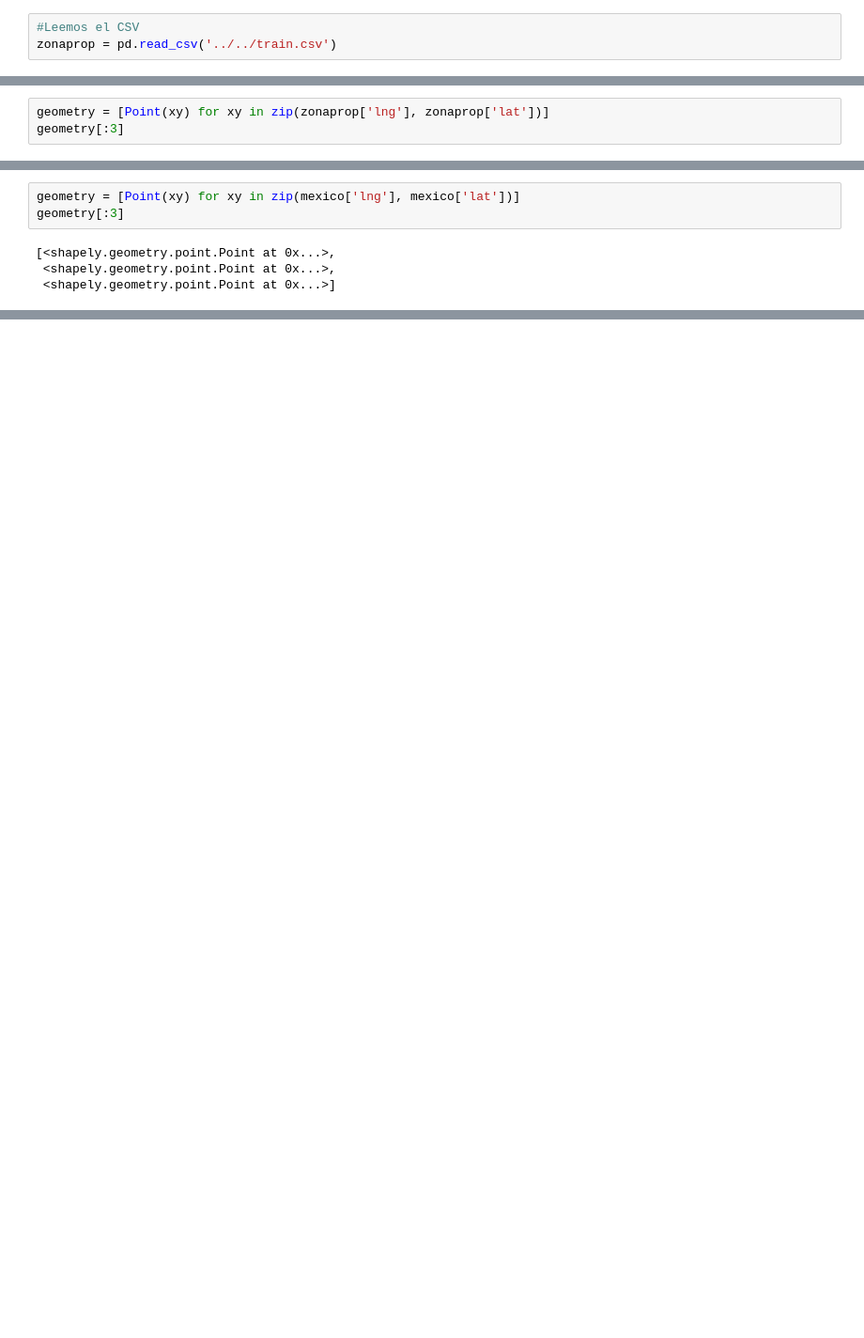
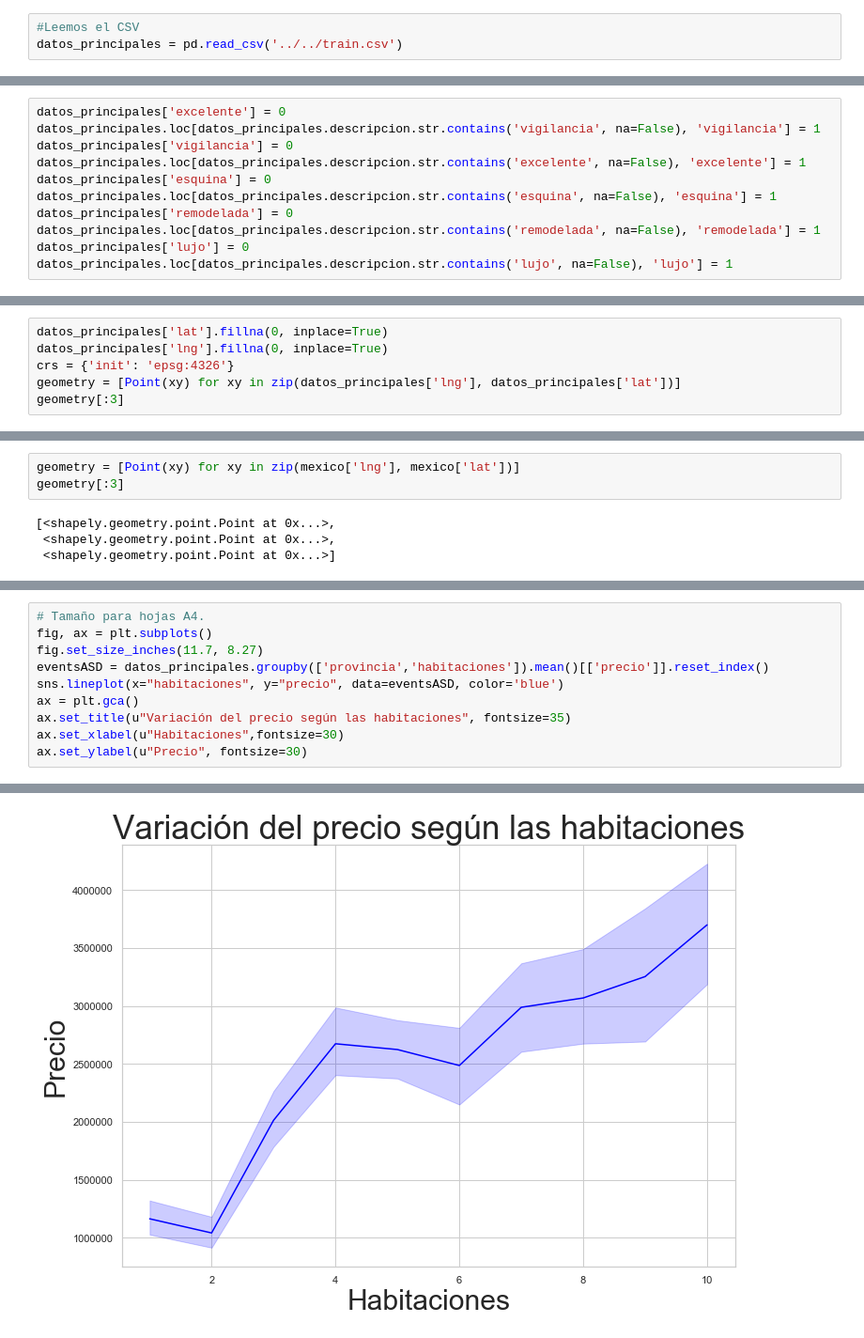
Before and after one commit to patopizzini/Organizacion_Datos_2C2019, a Jupyter notebook: TP1/TP1 Andres.ipynb, the cells around one changed output, grey strips where cells are left out. Shown: that part at 94% size. Cells and saved outputs as stored; diff of their text form; blank space fills up the shorter version.

Commit message:
Actualizo nombre del DF.
datos_principales

```diff
--- a/TP1/TP1 Andres.ipynb
+++ b/TP1/TP1 Andres.ipynb
@@ -13,4 +13,4 @@ sns.set(style="whitegrid")
 plt.rcParams['figure.figsize'] = (15, 10)
 # %%
 #Leemos el CSV
-zonaprop = pd.read_csv('../../train.csv')
+datos_principales = pd.read_csv('../../train.csv')
@@ -318,3 +17,14 @@ Name: centroscomercialescercanos, dtype: int64
+# %%
+datos_principales['excelente'] = 0
+datos_principales.loc[datos_principales.descripcion.str.contains('vigilancia', na=False), 'vigilancia'] = 1
+datos_principales['vigilancia'] = 0
+datos_principales.loc[datos_principales.descripcion.str.contains('excelente', na=False), 'excelente'] = 1
+datos_principales['esquina'] = 0
+datos_principales.loc[datos_principales.descripcion.str.contains('esquina', na=False), 'esquina'] = 1
+datos_principales['remodelada'] = 0
+datos_principales.loc[datos_principales.descripcion.str.contains('remodelada', na=False), 'remodelada'] = 1
+datos_principales['lujo'] = 0
+datos_principales.loc[datos_principales.descripcion.str.contains('lujo', na=False), 'lujo'] = 1
 # %%
 import pandas as pd
 import matplotlib.pyplot as plt
@@ -368,5 +42,8 @@ crs = {'init': 'epsg:4326'}
 # %%
-geometry = [Point(xy) for xy in zip(zonaprop['lng'], zonaprop['lat'])]
+datos_principales['lat'].fillna(0, inplace=True)
+datos_principales['lng'].fillna(0, inplace=True)
+crs = {'init': 'epsg:4326'}
+geometry = [Point(xy) for xy in zip(datos_principales['lng'], datos_principales['lat'])]
 geometry[:3]
 # %% [output]
 [<shapely.geometry.point.Point at 0x...>,
@@ -902,0 +87,11 @@ asdasd.loc[asdasd.ciudad.str.contains('Mérida', na=False), 'ciudad'] = 'Merida'
+# %%
+# Tamaño para hojas A4.
+fig, ax = plt.subplots()
+fig.set_size_inches(11.7, 8.27)
+eventsASD = datos_principales.groupby(['provincia','habitaciones']).mean()[['precio']].reset_index()
+sns.lineplot(x="habitaciones", y="precio", data=eventsASD, color='blue')
+ax = plt.gca()
+ax.set_title(u"Variación del precio según las habitaciones", fontsize=35)
+ax.set_xlabel(u"Habitaciones",fontsize=30)
+ax.set_ylabel(u"Precio", fontsize=30)
+# %% [output]
@@ -902,0 +99 @@ asdasd.loc[asdasd.ciudad.str.contains('Mérida', na=False), 'ciudad'] = 'Merida'
+[figure, added]
```
Also changed, not shown: parts of 106 cells of this notebook.
